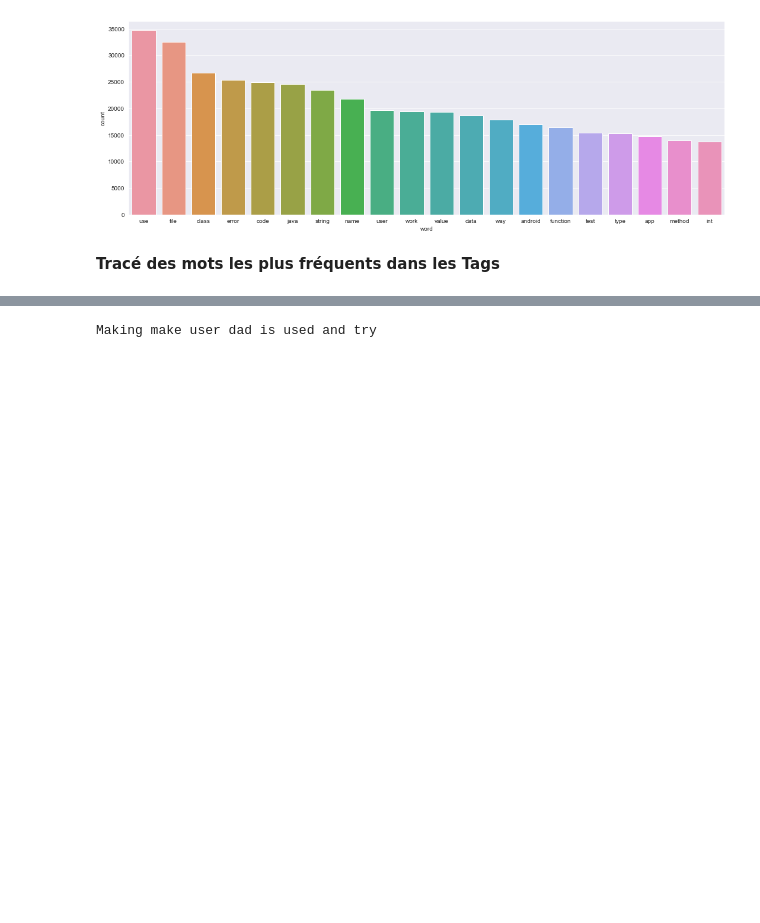
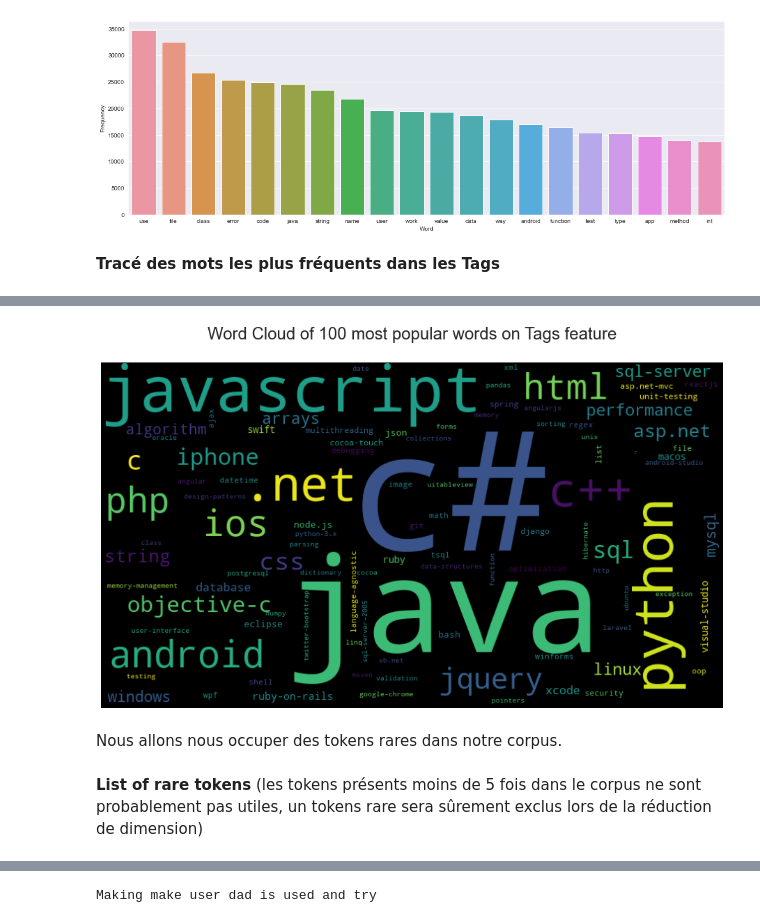
Before and after one commit to bachir151/Cat-gorisez-automatiquement-des-questions, a Jupyter notebook: Diedhiou_Ahmed_notebook_exploration_062023.ipynb, the cells around one changed output, grey strips where cells are left out. Saved outputs shown, nothing was run; the diff lists cells and outputs as text; code cells hidden in the pictures; blank space fills up the shorter version.

```diff
--- a/Diedhiou_Ahmed_notebook_exploration_062023.ipynb
+++ b/Diedhiou_Ahmed_notebook_exploration_062023.ipynb
@@ -472,16 +420,16 @@ print("Nombre de mots de total notre corpus tag :", len(corpus_tag_copy))
 print("Nombre de mots unique de notre corpus tag :", len(set(corpus_tag_copy)))
 
 fdist = nltk.FreqDist(corpus_tag_copy)
-words_df = pd.DataFrame({'word':list(fdist.keys()), 'count':list(fdist.values())})
+words_tags_df = pd.DataFrame({'Word':list(fdist.keys()), 'Frequency':list(fdist.values())})
 
 # selecting top 20 most frequent words
-df1 = words_df.nlargest(columns="count", n=20)
+df2 = words_tags_df.nlargest(columns="Frequency", n=20)
 
 # visualize words and frequencies
 
 plt.figure(figsize=(18,6))
 sns.set_style("darkgrid")
-sns.barplot(x=df1['word'], y=df1['count'])
+sns.barplot(x=df2['Word'], y=df2['Frequency'])
 # %% [output]
 Nombre de mots de total notre corpus tag : 218910
 Nombre de mots unique de notre corpus tag : 14080
@@ -489,0 +461,8 @@ Nombre de mots unique de notre corpus tag : 14080
+# %%
+visualize_most_word(words_tags_df , 'Tags')
+# %% [output]
+[figure, added]
+# %% [markdown]
+Nous allons nous occuper des tokens rares dans notre corpus.
+# %% [markdown]
+**List of rare tokens** (les tokens présents moins de 5 fois dans le corpus ne sont probablement pas utiles, un tokens rare sera sûrement exclus lors de la réduction de dimension)
```
Also changed, not shown: parts of 55 cells of this notebook.
